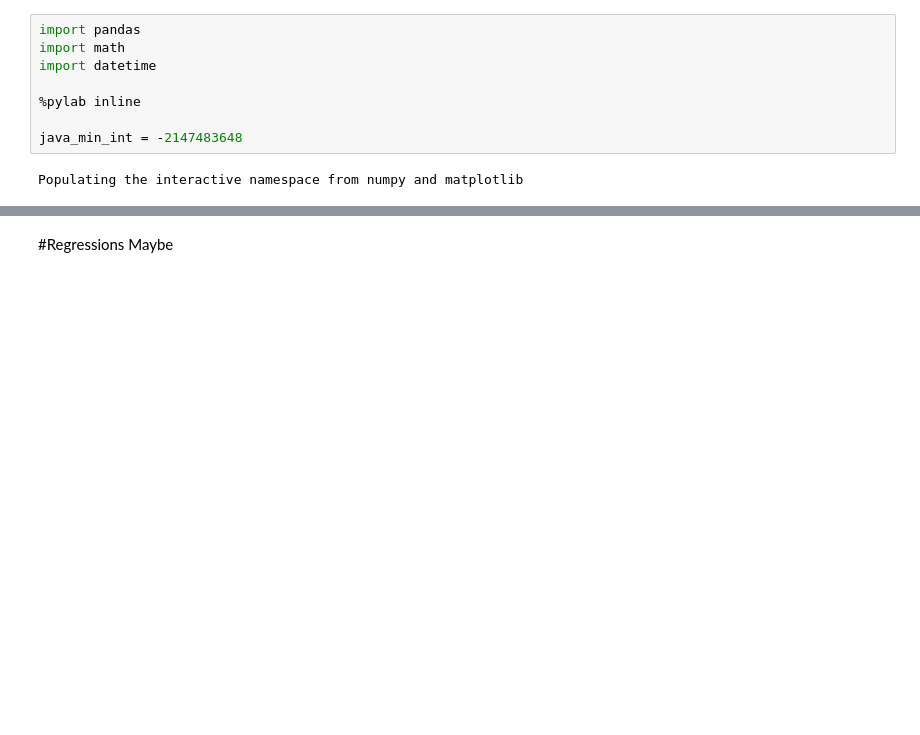
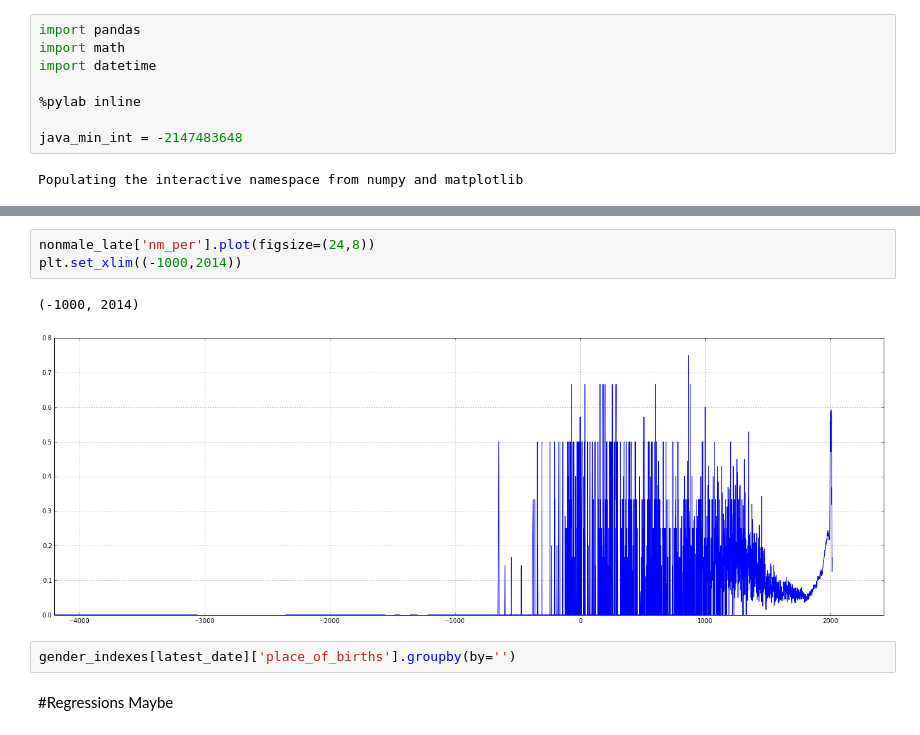
Before and after one commit to notconfusing/WIGI, a Jupyter notebook: gender-index-processing.ipynb, the cells around one changed output, grey strips where cells are left out. Cells and saved outputs as stored; diff of their text form; blank space fills up the shorter version.

```diff
--- a/gender-index-processing.ipynb
+++ b/gender-index-processing.ipynb
@@ -197,3 +259,11 @@ plt.legend(title='Nonmale percentage', loc=2)
+# %%
+nonmale_late['nm_per'].plot(figsize=(24,8))
+plt.set_xlim((-1000,2014))
+# %% [output]
+(-1000, 2014)
+[figure, added]
+# %%
+gender_indexes[latest_date]['place_of_births'].groupby(by='')
 # %% [markdown]
 #Regressions Maybe
 # %%
```
Also changed, not shown: parts of 31 cells of this notebook, 9 other files.
